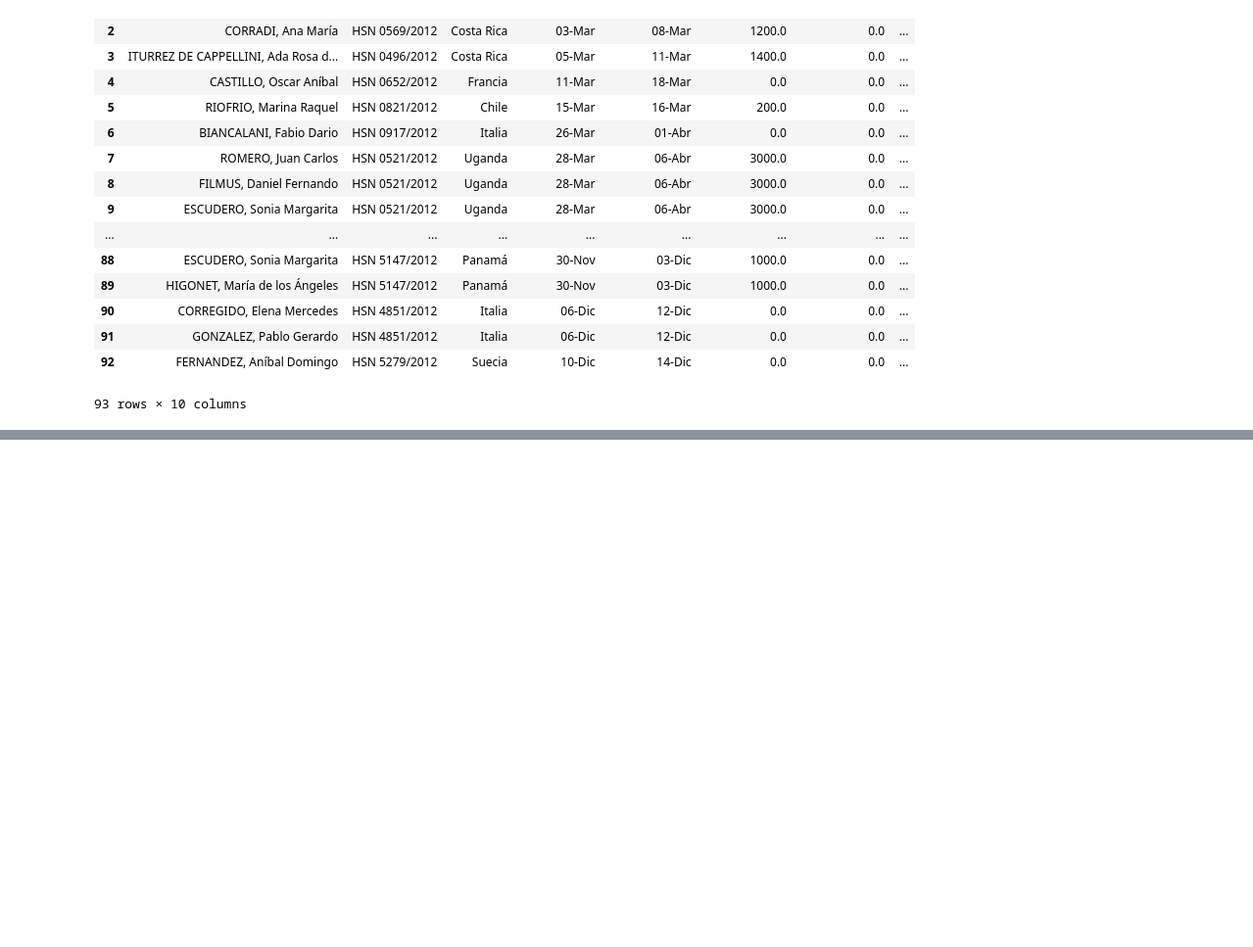
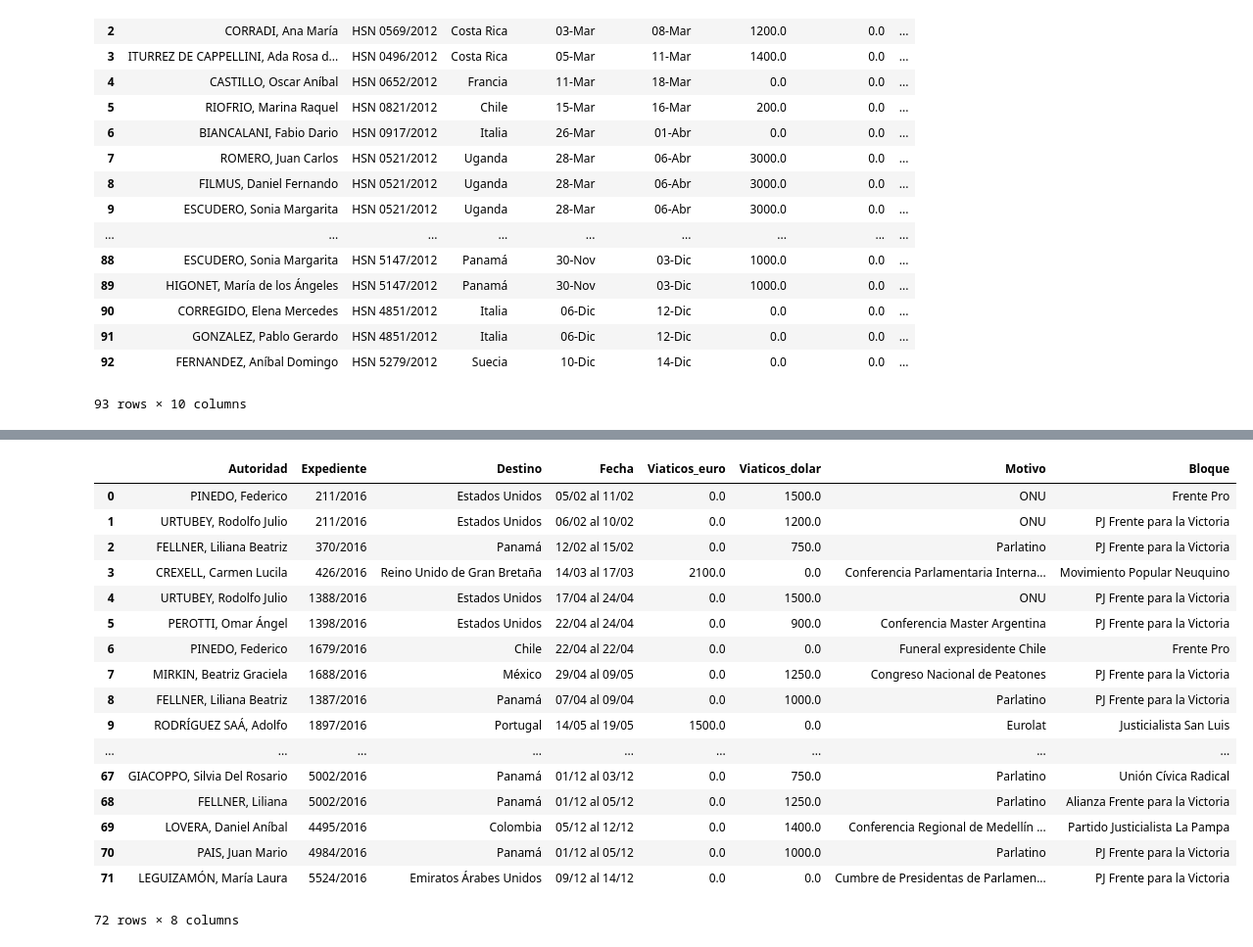
Before and after one commit to OpenDataR4/datos, a Jupyter notebook: senado_viajes/Jupyter_Notebooks/01_Exel2CSV.ipynb, the cells around one changed output, grey strips where cells are left out. Shown at 98% size. Drawn from its saved outputs; the diff is of its cells as text; code cells hidden in the pictures; blank space fills up the shorter version.

```diff
--- a/senado_viajes/Jupyter_Notebooks/01_Exel2CSV.ipynb
+++ b/senado_viajes/Jupyter_Notebooks/01_Exel2CSV.ipynb
@@ -73,0 +245,42 @@ df.to_csv('viajes_2014.csv', index=False)
+# %%
+df = pd.read_excel('../originales/viajes_2016.xlsx')
+
+df['Viaticos_dolar'] = df['Viaticos_dolar'].astype(str)
+df['Viaticos_dolar'] = df['Viaticos_dolar'].str.replace('USS', '')
+df['Viaticos_dolar'] = df['Viaticos_dolar'].str.replace('USD', '')
+df['Viaticos_dolar'] = df['Viaticos_dolar'].str.replace('-', '0')
+df['Viaticos_dolar'] = df['Viaticos_dolar'].apply(remove_end_dot)
+df['Viaticos_dolar'] = df['Viaticos_dolar'].apply(remove_coma)
+df['Viaticos_dolar'] = df['Viaticos_dolar'].str.replace('.', '')
+df['Viaticos_dolar'] = df['Viaticos_dolar'].astype(float)
+df['Viaticos_dolar'] = df['Viaticos_dolar'].fillna(0)
+
+df['Viaticos_euro'] = df['Viaticos_euro'].astype(str)
+df['Viaticos_euro'] = df['Viaticos_euro'].str.replace('€', '')
+df['Viaticos_euro'] = df['Viaticos_euro'].str.replace('-', '0')
+df['Viaticos_euro'] = df['Viaticos_euro'].apply(remove_end_dot)
+df['Viaticos_euro'] = df['Viaticos_euro'].apply(remove_coma)
+df['Viaticos_euro'] = df['Viaticos_euro'].str.replace('.', '')
+df['Viaticos_euro'] = df['Viaticos_euro'].astype(float)
+df['Viaticos_euro'] = df['Viaticos_euro'].fillna(0)
+
+df
+# %% [output]
+|  | Autoridad | Expediente | Destino | Fecha | Viaticos_euro | Viaticos_dolar | Motivo | Bloque |
+| 0 | PINEDO, Federico | 211/2016 | Estados Unidos | 05/02 al 11/02 | 0.0 | 1500.0 | ONU | Frente Pro |
+| 1 | URTUBEY, Rodolfo Julio | 211/2016 | Estados Unidos | 06/02 al 10/02 | 0.0 | 1200.0 | ONU | PJ Frente para la Victoria |
+| 2 | FELLNER, Liliana Beatriz | 370/2016 | Panamá | 12/02 al 15/02 | 0.0 | 750.0 | Parlatino | PJ Frente para la Victoria |
+| 3 | CREXELL, Carmen Lucila | 426/2016 | Reino Unido de Gran Bretaña | 14/03 al 17/03 | 2100.0 | 0.0 | Conferencia Parlamentaria Interna... | Movimiento Popular Neuquino |
+| 4 | URTUBEY, Rodolfo Julio | 1388/2016 | Estados Unidos | 17/04 al 24/04 | 0.0 | 1500.0 | ONU | PJ Frente para la Victoria |
+| 5 | PEROTTI, Omar Ángel | 1398/2016 | Estados Unidos | 22/04 al 24/04 | 0.0 | 900.0 | Conferencia Master Argentina | PJ Frente para la Victoria |
+| 6 | PINEDO, Federico | 1679/2016 | Chile | 22/04 al 22/04 | 0.0 | 0.0 | Funeral expresidente Chile | Frente Pro |
+| 7 | MIRKIN, Beatriz Graciela | 1688/2016 | México | 29/04 al 09/05 | 0.0 | 1250.0 | Congreso Nacional de Peatones | PJ Frente para la Victoria |
+| 8 | FELLNER, Liliana Beatriz | 1387/2016 | Panamá | 07/04 al 09/04 | 0.0 | 1000.0 | Parlatino | PJ Frente para la Victoria |
+| 9 | RODRÍGUEZ SAÁ, Adolfo | 1897/2016 | Portugal | 14/05 al 19/05 | 1500.0 | 0.0 | Eurolat | Justicialista San Luis |
+| ... | ... | ... | ... | ... | ... | ... | ... | ... |
+| 67 | GIACOPPO, Silvia Del Rosario | 5002/2016 | Panamá | 01/12 al 03/12 | 0.0 | 750.0 | Parlatino | Unión Cívica Radical |
+| 68 | FELLNER, Liliana | 5002/2016 | Panamá | 01/12 al 05/12 | 0.0 | 1250.0 | Parlatino | Alianza Frente para la Victoria |
+| 69 | LOVERA, Daniel Aníbal | 4495/2016 | Colombia | 05/12 al 12/12 | 0.0 | 1400.0 | Conferencia Regional de Medellín ... | Partido Justicialista La Pampa |
+| 70 | PAIS, Juan Mario | 4984/2016 | Panamá | 01/12 al 05/12 | 0.0 | 1000.0 | Parlatino | PJ Frente para la Victoria |
+| 71 | LEGUIZAMÓN, María Laura | 5524/2016 | Emiratos Árabes Unidos | 09/12 al 14/12 | 0.0 | 0.0 | Cumbre de Presidentas de Parlamen... | PJ Frente para la Victoria |
+72 rows × 8 columns
```
Also changed, not shown: parts of 23 cells of this notebook, 17 other files.
